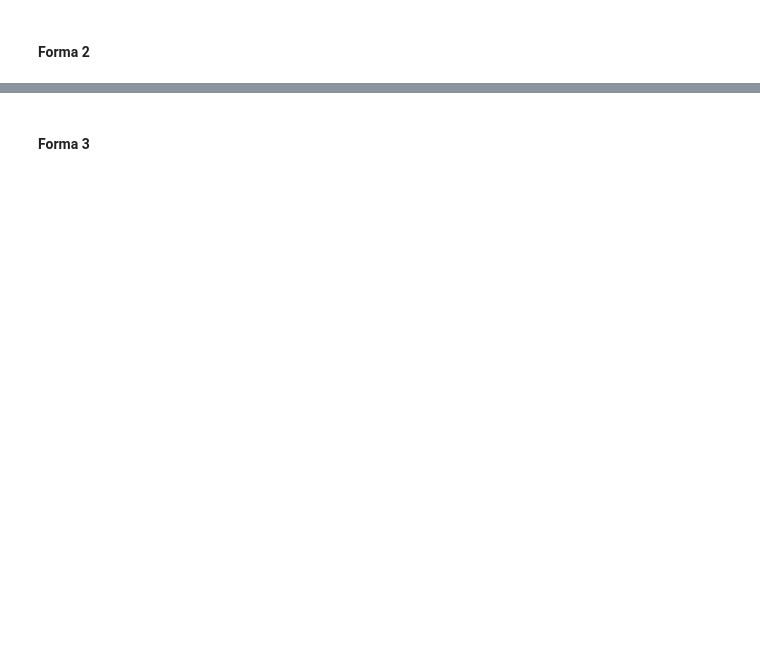
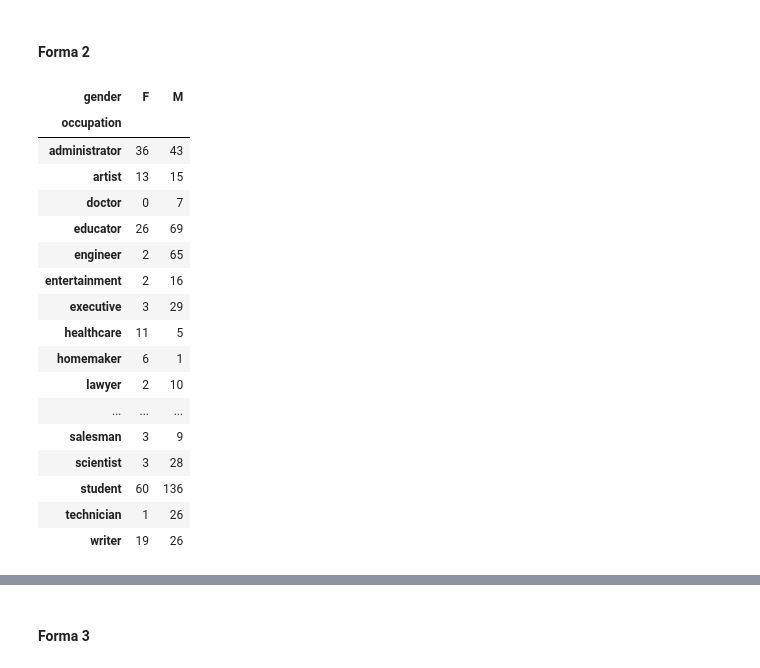
Before and after one commit to LauraGSanchz/DS_PT_09_2023, a Jupyter notebook: Data_Analysis/2-Pandas/Practica/6-Occupation/Occupation Grouping.ipynb, the cells around one changed output, grey strips where cells are left out. Cells and saved outputs as stored; diff of their text form; code cells hidden in the pictures; blank space fills up the shorter version.

```diff
--- a/Data_Analysis/2-Pandas/Practica/6-Occupation/Occupation Grouping.ipynb
+++ b/Data_Analysis/2-Pandas/Practica/6-Occupation/Occupation Grouping.ipynb
@@ -68,2 +79,29 @@ TypeError: '<=' not supported between instances of 'int' and 'numpy.str_'
 # %% [markdown]
 #### Forma 2
+# %%
+proporcion_genero = users.pivot_table(index='occupation',
+                                   columns='gender',
+                                   aggfunc='size',
+                                   fill_value=0
+                                   )
+
+proporcion_genero
+# %% [output]
+| gender | F | M |
+| occupation |  |  |
+| administrator | 36 | 43 |
+| artist | 13 | 15 |
+| doctor | 0 | 7 |
+| educator | 26 | 69 |
+| engineer | 2 | 65 |
+| entertainment | 2 | 16 |
+| executive | 3 | 29 |
+| healthcare | 11 | 5 |
+| homemaker | 6 | 1 |
+| lawyer | 2 | 10 |
+| ... | ... | ... |
+| salesman | 3 | 9 |
+| scientist | 3 | 28 |
+| student | 60 | 136 |
+| technician | 1 | 26 |
+| writer | 19 | 26 |
```
Also changed, not shown: parts of 11 cells of this notebook, 7 other files.
